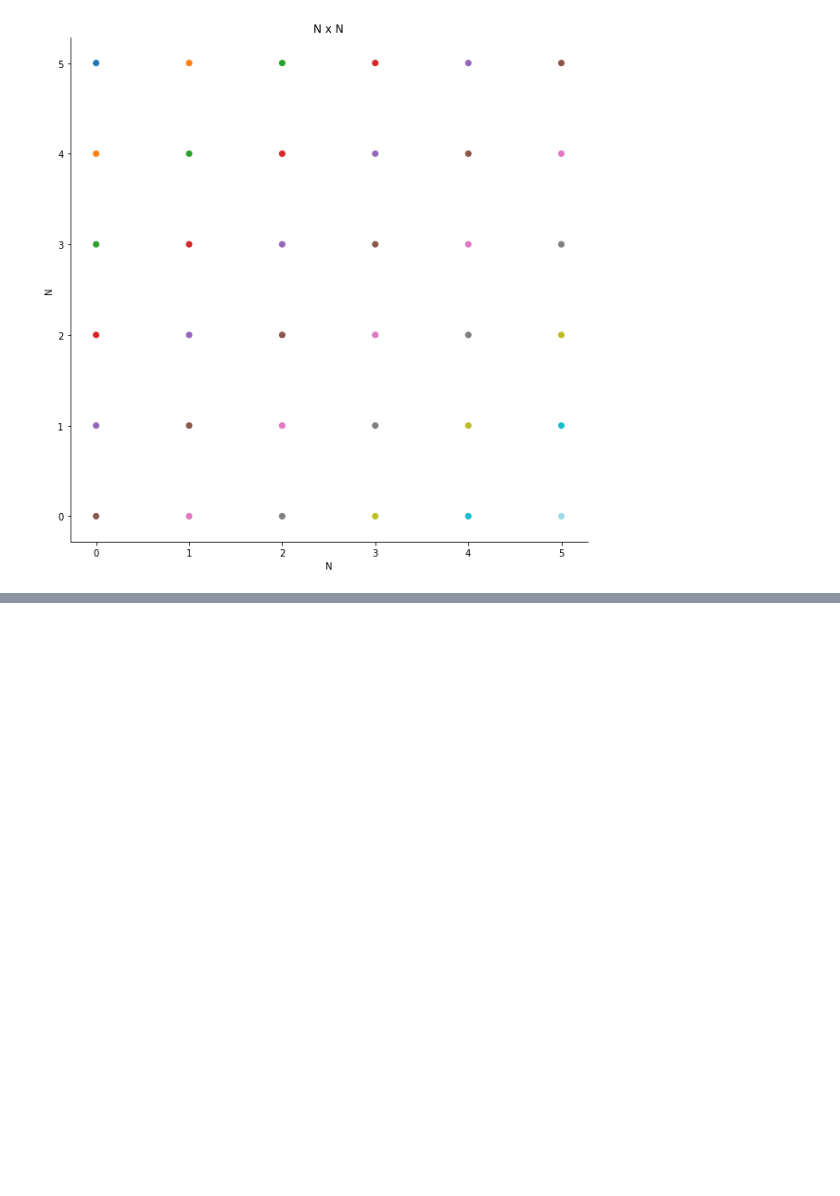
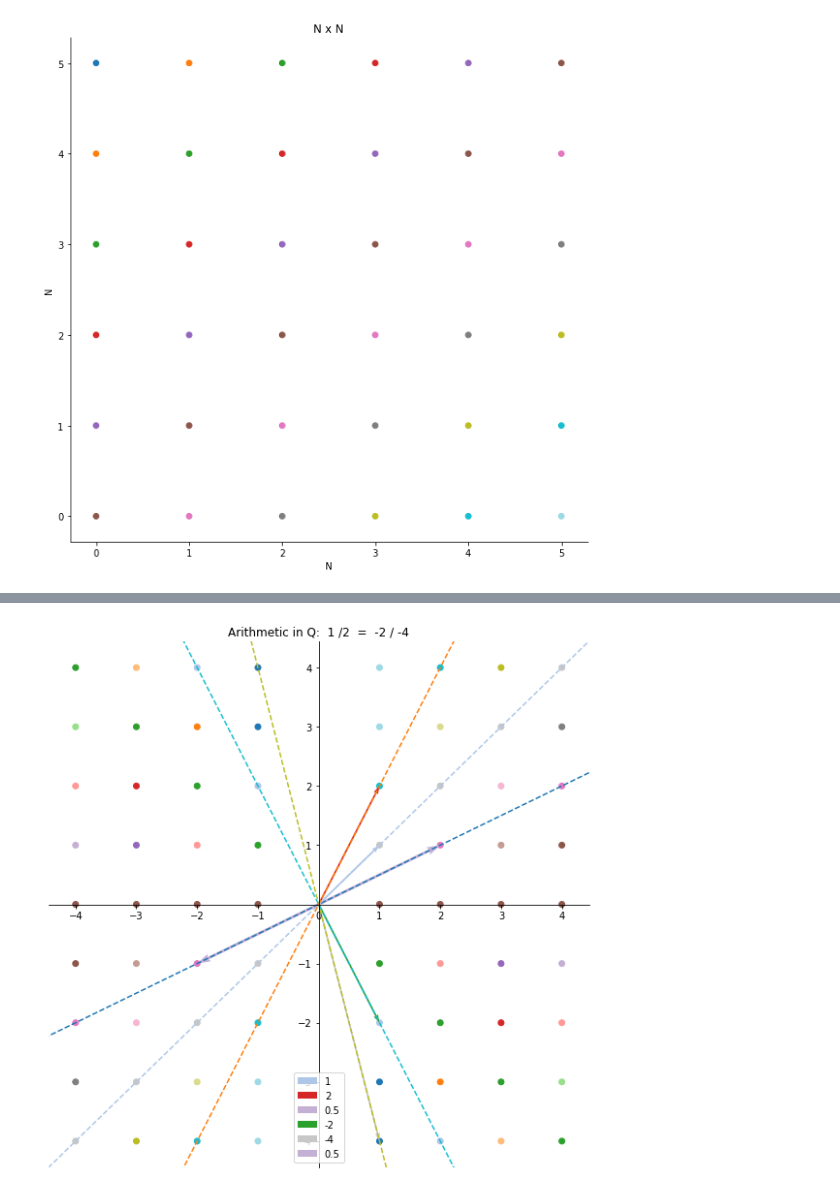
Before and after one commit to jcaip/math-vis, a Jupyter notebook: R visualizations.ipynb, the cells around one changed output, grey strips where cells are left out. Cells and saved outputs as stored; diff of their text form; code cells hidden in the pictures; blank space fills up the shorter version.

```diff
--- a/R visualizations.ipynb
+++ b/R visualizations.ipynb
@@ -175,3 +203,43 @@ plt.show()
+# %%
+#each equivalence class is a different color
+plt.figure(figsize=figure_size)
+ax = plt.subplot(111)
+plt.title("Arithmetic in Q:  1 /2  =  -2 / -4")
+plt.xticks(data)
+plt.yticks(no_zero)
+
+ax.spines['right'].set_visible(False)
+ax.spines['top'].set_visible(False)
+ax.spines['bottom'].set_position('center')
+ax.spines['left'].set_position('center')
+colors = cm.get_cmap('tab20')
+plt.scatter(x, y,  c=z, cmap='tab20')
+old_axis = ax.get_xlim(), ax.get_ylim()
+
+ax.quiver(0, 0, 1, 1, angles='xy', color=colors.colors[1], scale_units='xy', scale=1,  width=0.003, label='1')
+ax.quiver(0, 0, 1, 2, angles='xy', color=colors.colors[6], scale_units='xy', scale=1,  width=0.003, label='2')
+ax.quiver(0, 0, 2, 1, angles='xy', color=colors.colors[9], scale_units='xy', scale=1,  width=0.005, label='0.5')
+
+ax.quiver(0, 0, 1, -2, angles='xy', color=colors.colors[4], scale_units='xy', scale=1,  width=0.003, label='-2')
+ax.quiver(0, 0, 1, -4, angles='xy', color=colors.colors[-5], scale_units='xy', scale=1,  width=0.003, label='-4')
+ax.quiver(0, 0, -2, -1, angles='xy', color=colors.colors[9], scale_units='xy', scale=1,  width=0.005, label='0.5')
+
+for i in vals:
+    if i/12 in [1. , .5, -2. , -4., 2]:
+        x_vals = np.array(ax.get_xlim())
+        y_vals = i/12 * x_vals
+        ax.plot(x_vals, y_vals, '--', color=colors.colors[int(i/12)])
+
+#q = patches.Arc((0, 0), 13, 12, angle=-90, theta1=2, theta2=178,  fill=False)
+#ax.add_patch(q)
+
+ax.set_xlim(old_axis[0])
+ax.set_ylim(old_axis[1])
+plt.legend()
+plt.savefig("Qarithmetic.png", bbox_inches='tight')
+plt.show()
+# %% [output]
+[figure, added]
 # %%
 #Now how do we go from the rational to the reals?
 plt.figure(figsize=(figure_size[0], 1))
```
Also changed, not shown: parts of 6 cells of this notebook, 5 other files.
